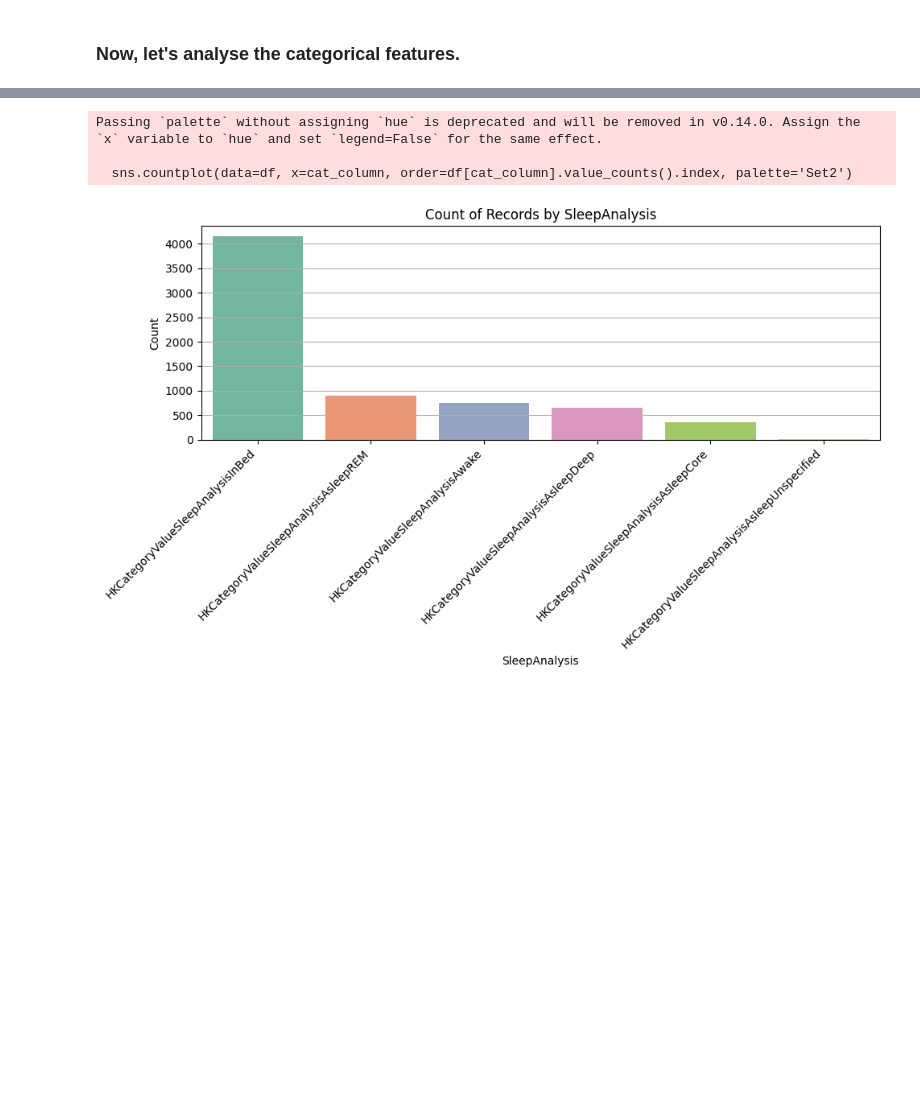
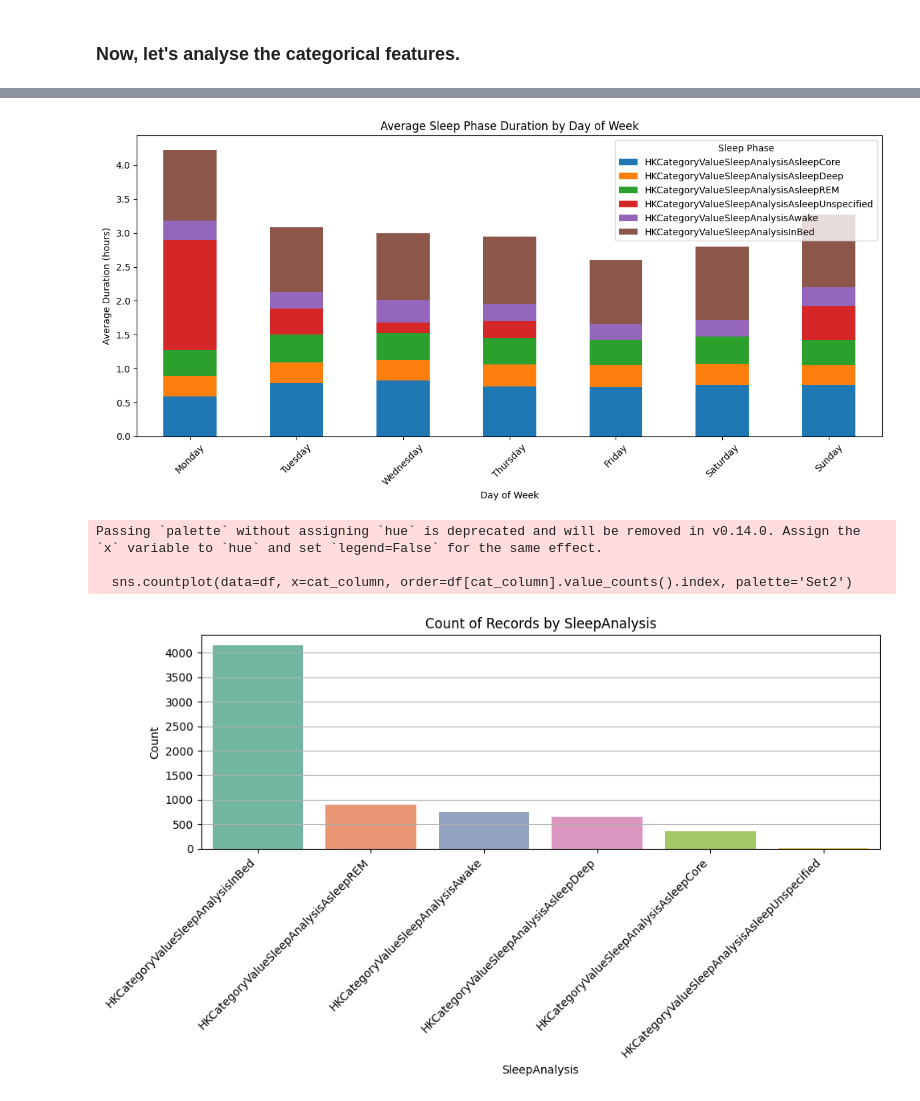
Before and after one commit to ERJLM/ML4QS, a Jupyter notebook: src/eda_manual.ipynb, the cells around one changed output, grey strips where cells are left out. Cells and saved outputs as stored; diff of their text form; code cells hidden in the pictures; blank space fills up the shorter version.

```diff
--- a/src/eda_manual.ipynb
+++ b/src/eda_manual.ipynb
@@ -152,3 +174,28 @@ def plot_categorical_feature(df, cat_column, value_column=None, agg='mean', top_
+# %%
+# Extract weekday name (or number: 0=Monday, 6=Sunday)
+df['weekday'] = df['time'].dt.day_name()
+
+# Optional: preserve weekday order
+weekday_order = ['Monday', 'Tuesday', 'Wednesday', 'Thursday', 'Friday', 'Saturday', 'Sunday']
+
+# Group by weekday and phase
+avg_by_weekday = (
+    df.groupby(['weekday', 'SleepAnalysis'])['SleepPhaseDuration']
+    .mean()
+    .unstack(fill_value=0)
+).reindex(weekday_order)
+
+# Plot
+avg_by_weekday.plot(kind='bar', stacked=True, figsize=(12, 6))
+plt.title('Average Sleep Phase Duration by Day of Week')
+plt.xlabel('Day of Week')
+plt.ylabel('Average Duration (hours)')
+plt.legend(title='Sleep Phase')
+plt.xticks(rotation=45)
+plt.tight_layout()
+plt.show()
+# %% [output]
+[figure, added]
 # %%
 # Just count how many records are in each category
 plot_categorical_feature(df, cat_column='SleepAnalysis')
```
Also changed, not shown: parts of 4 cells of this notebook, 3 other files.
